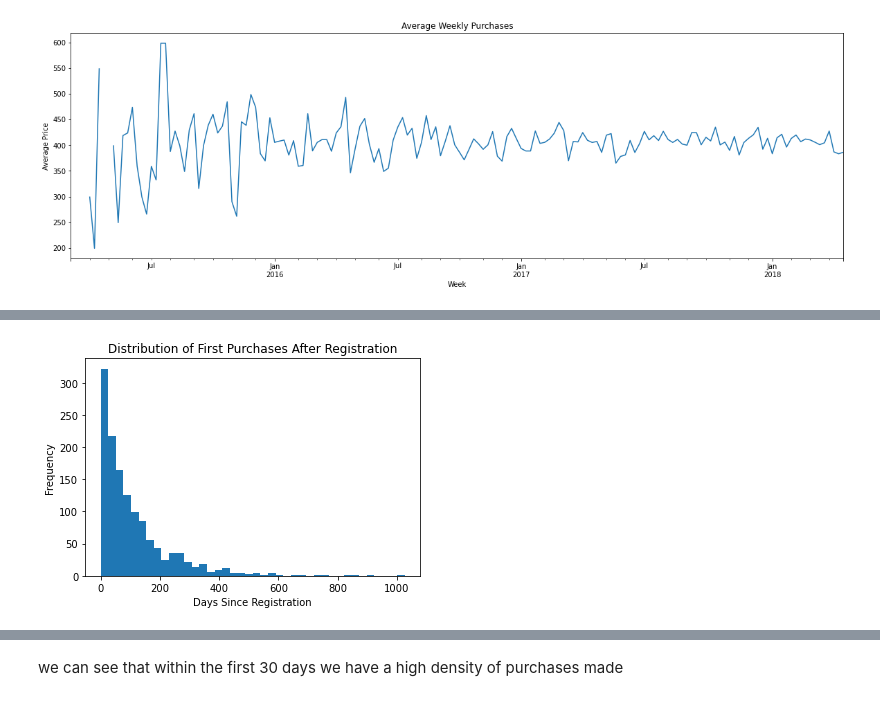
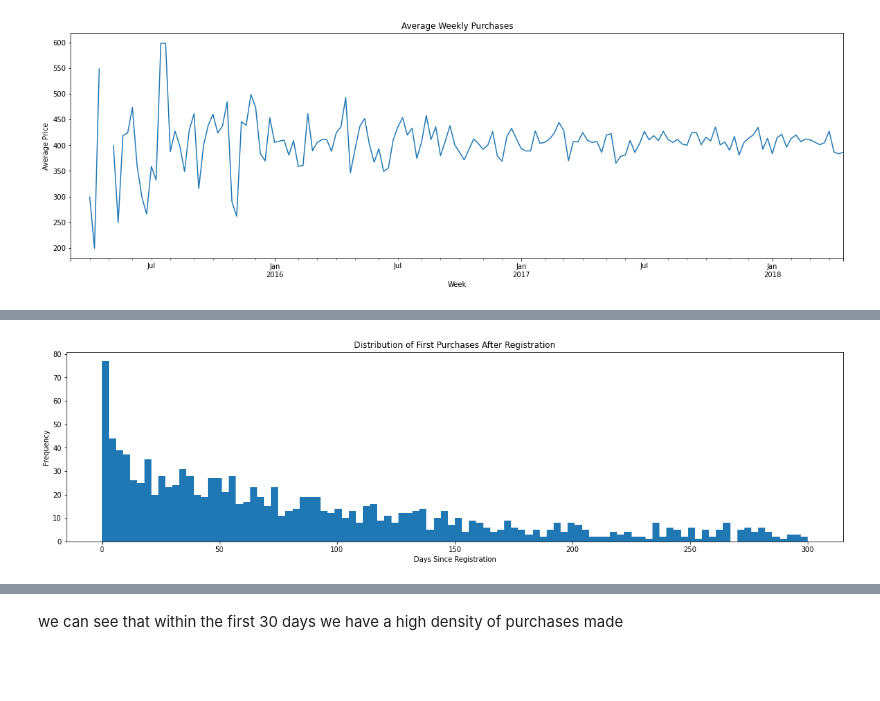
Before and after one commit to noor92/customer-analysis, a Jupyter notebook: analysis.ipynb, the cells around one changed output, grey strips where cells are left out. Cells and saved outputs as stored; diff of their text form; code cells hidden in the pictures; blank space fills up the shorter version.

```diff
--- a/analysis.ipynb
+++ b/analysis.ipynb
@@ -219,17 +198,18 @@ uid_combined_data.age.hist()
 <AxesSubplot:>
 [figure]
 # %%
-# zooming in on the age distribution and looking at the correlation with price
-unique_ages = uid_combined_data.age.sort_values().unique()
+# Define custom age bins with a step size of 5
+age_bins = np.arange(uid_combined_data.age.min(), uid_combined_data.age.max() + 5, 5)
 
-uid_combined_data['age_group'] = pd.cut(uid_combined_data.age, bins= unique_ages)
+uid_combined_data['age_group'] = pd.cut(uid_combined_data.age, bins=age_bins)
 
 profit_by_age_group = uid_combined_data.groupby('age_group')['price'].mean()
 
 fig = plt.figure(figsize=(18, 5))
-plt.bar(profit_by_age_group.index.astype(str), profit_by_age_group.values, width=0.5)
+plt.plot(profit_by_age_group.index.astype(str), profit_by_age_group.values)
 plt.xlabel('Age Group')
 plt.ylabel('Mean Profit')
 plt.title('Mean Profit by Age Group')
+plt.xticks(rotation=45)
 plt.show()
 # %% [output]
@@ -351,12 +308,3 @@ Covariance Type:            nonrobust
 
 Notes:
 [1] Standard Errors assume that the covariance matrix of the errors is correctly specified.
-# %%
-# Fit a linear regression model
-uid_combined_data["is_male"] = pd.get_dummies(uid_combined_data["gender"])["M"]
-X = sm.add_constant(uid_combined_data[["is_male"]])
-y = uid_combined_data["price"]
-model = sm.OLS(y, X).fit()
-
-# Print the summary statistics
-print(model.summary())
@@ -713,0 +631,10 @@ uid_combined_data.head()
+# %%
+# Convert 'date' and 'reg_date' columns to datetime with timezone information
+uid_combined_data['date'] = pd.to_datetime(uid_combined_data['date']).dt.tz_localize('UTC')
+uid_combined_data['reg_date'] = pd.to_datetime(uid_combined_data['reg_date']).dt.tz_localize('UTC')
+
+# Subtract the datetime objects and calculate the difference in days
+uid_combined_data['purchase_since_reg'] = (uid_combined_data['date'] - uid_combined_data['reg_date']).dt.days
+
+# Display the updated dataframe
+uid_combined_data.head()
@@ -714,13 +648,13 @@ uid_combined_data.head()
 # %%
 # Group the data by uid and reg_date, and select the first purchase made by each user, since users can make multiple purchases
 first_purchases = uid_combined_data.groupby(['uid']).first()
 
 # Plot the first purchases made by each user
-first_purchases['purchase_since_reg'].plot(kind='hist', bins=40)
+first_purchases['purchase_since_reg'].plot(kind='hist', bins=100, figsize=(20, 5), range=(0, 300))
 
 plt.xlabel('Days Since Registration')
 plt.ylabel('Frequency')
 plt.title('Distribution of First Purchases After Registration')
 plt.show()
 # %% [output]
-[figure, old version]
+[figure, new version]
```
Also changed, not shown: parts of 55 cells of this notebook.
